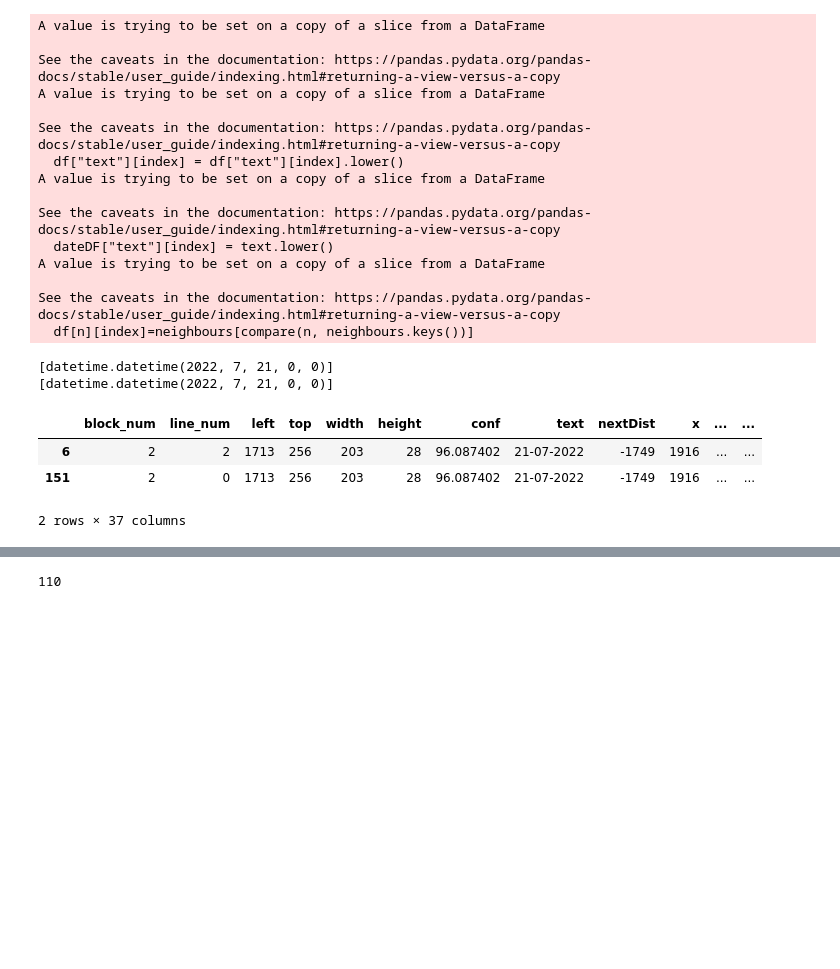
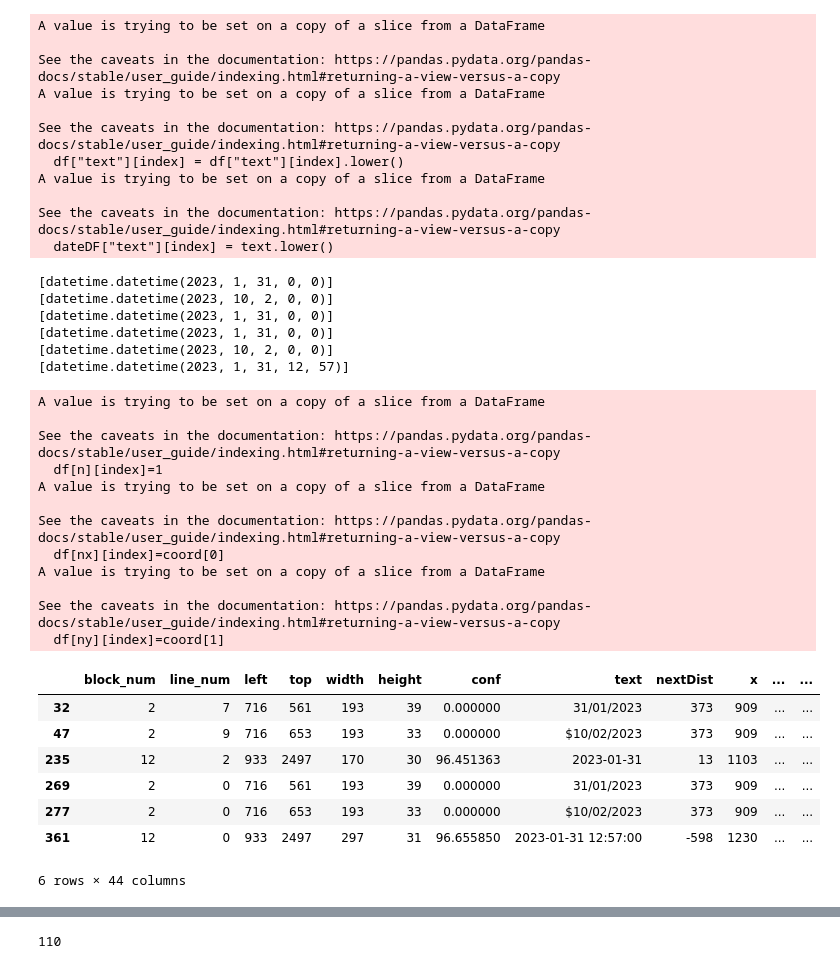
Before and after one commit to TallySolutions/Document-AI, a Jupyter notebook: InvoiceDateModel-v2/CreateDataset.ipynb, the cells around one changed output, grey strips where cells are left out. Cells and saved outputs as stored; diff of their text form; code cells hidden in the pictures; blank space fills up the shorter version.

Commit message:
Added neighbour position

```diff
--- a/InvoiceDateModel-v2/CreateDataset.ipynb
+++ b/InvoiceDateModel-v2/CreateDataset.ipynb
@@ -134,9 +140,18 @@ def allocateNeighbours(df, neighbourFields):
 # %%
 def addNeighbours(df):
-    neighbourFields = ["date", "dated", "invoice", "inv", "delivery", "order", "due", "payment", "tax", "bill", "receipt", "issue", "invoice date", "invoice dt", "due date", "payment due date", "ack date", "ack dt", "inv date", "inv dt"]
+    neighbourFields = ["invoice date", "invoice dt", "due date", "payment date", "ack date", "ack dt", "bill dt", "receipt date", "receipt dt"]
+
+    neighbourFieldsX = ["invoice date x", "invoice dt x", "due date x", "payment date x", "ack date x", "ack dt x", "bill dt x", "receipt date x", "receipt dt x"]
+
+    neighbourFieldsY = ["invoice date y", "invoice dt y", "due date y", "payment date y", "ack date y", "ack dt y", "bill dt y", "receipt date y", "receipt dt y"]
+
     for col in neighbourFields:
         df[col]=0
-    allocateNeighbours(df, neighbourFields)
+    for col in neighbourFieldsX:
+        df[col]=0
+    for col in neighbourFieldsY:
+        df[col]=0
+    allocateNeighbours(df, neighbourFields, neighbourFieldsX, neighbourFieldsY)
 # %%
 def findDateDF(dates, dateDF):
     indexes = []
@@ -186,27 +201,43 @@ def batchCreate(folderPath):
 # %%
-# imagePath = "1.jpeg"
+imagePath = "12.jpeg"
 # %%
-# df = create(imagePath)
-# df
+df = create(imagePath)
+df
 # %% [output]
 A value is trying to be set on a copy of a slice from a DataFrame
 
 See the caveats in the documentation: https://pandas.pydata.org/pandas-docs/stable/user_guide/indexing.html#returning-a-view-versus-a-copy
 A value is trying to be set on a copy of a slice from a DataFrame
 
 See the caveats in the documentation: https://pandas.pydata.org/pandas-docs/stable/user_guide/indexing.html#returning-a-view-versus-a-copy
   df["text"][index] = df["text"][index].lower()
 A value is trying to be set on a copy of a slice from a DataFrame
 
 See the caveats in the documentation: https://pandas.pydata.org/pandas-docs/stable/user_guide/indexing.html#returning-a-view-versus-a-copy
   dateDF["text"][index] = text.lower()
-A value is trying to be set on a copy of a slice from a DataFrame
-
-See the caveats in the documentation: https://pandas.pydata.org/pandas-docs/stable/user_guide/indexing.html#returning-a-view-versus-a-copy
-  df[n][index]=neighbours[compare(n, neighbours.keys())]
-[datetime.datetime(2022, 7, 21, 0, 0)]
-[datetime.datetime(2022, 7, 21, 0, 0)]
+[datetime.datetime(2023, 1, 31, 0, 0)]
+[datetime.datetime(2023, 10, 2, 0, 0)]
+[datetime.datetime(2023, 1, 31, 0, 0)]
+[datetime.datetime(2023, 1, 31, 0, 0)]
+[datetime.datetime(2023, 10, 2, 0, 0)]
+[datetime.datetime(2023, 1, 31, 12, 57)]
+A value is trying to be set on a copy of a slice from a DataFrame
+
+See the caveats in the documentation: https://pandas.pydata.org/pandas-docs/stable/user_guide/indexing.html#returning-a-view-versus-a-copy
+  df[n][index]=1
+A value is trying to be set on a copy of a slice from a DataFrame
+
+See the caveats in the documentation: https://pandas.pydata.org/pandas-docs/stable/user_guide/indexing.html#returning-a-view-versus-a-copy
+  df[nx][index]=coord[0]
+A value is trying to be set on a copy of a slice from a DataFrame
+
+See the caveats in the documentation: https://pandas.pydata.org/pandas-docs/stable/user_guide/indexing.html#returning-a-view-versus-a-copy
+  df[ny][index]=coord[1]
 |  | block_num | line_num | left | top | width | height | conf | text | nextDist | x | ... | ... |
-| 6 | 2 | 2 | 1713 | 256 | 203 | 28 | 96.087402 | 21-07-2022 | -1749 | 1916 | ... | ... |
-| 151 | 2 | 0 | 1713 | 256 | 203 | 28 | 96.087402 | 21-07-2022 | -1749 | 1916 | ... | ... |
+| 32 | 2 | 7 | 716 | 561 | 193 | 39 | 0.000000 | 31/01/2023 | 373 | 909 | ... | ... |
+| 47 | 2 | 9 | 716 | 653 | 193 | 33 | 0.000000 | $10/02/2023 | 373 | 909 | ... | ... |
+| 235 | 12 | 2 | 933 | 2497 | 170 | 30 | 96.451363 | 2023-01-31 | 13 | 1103 | ... | ... |
+| 269 | 2 | 0 | 716 | 561 | 193 | 39 | 0.000000 | 31/01/2023 | 373 | 909 | ... | ... |
+| 277 | 2 | 0 | 716 | 653 | 193 | 33 | 0.000000 | $10/02/2023 | 373 | 909 | ... | ... |
+| 361 | 12 | 0 | 933 | 2497 | 297 | 31 | 96.655850 | 2023-01-31 12:57:00 | -598 | 1230 | ... | ... |
-2 rows × 37 columns
+6 rows × 44 columns
```
Also changed, not shown: parts of 24 cells of this notebook.
